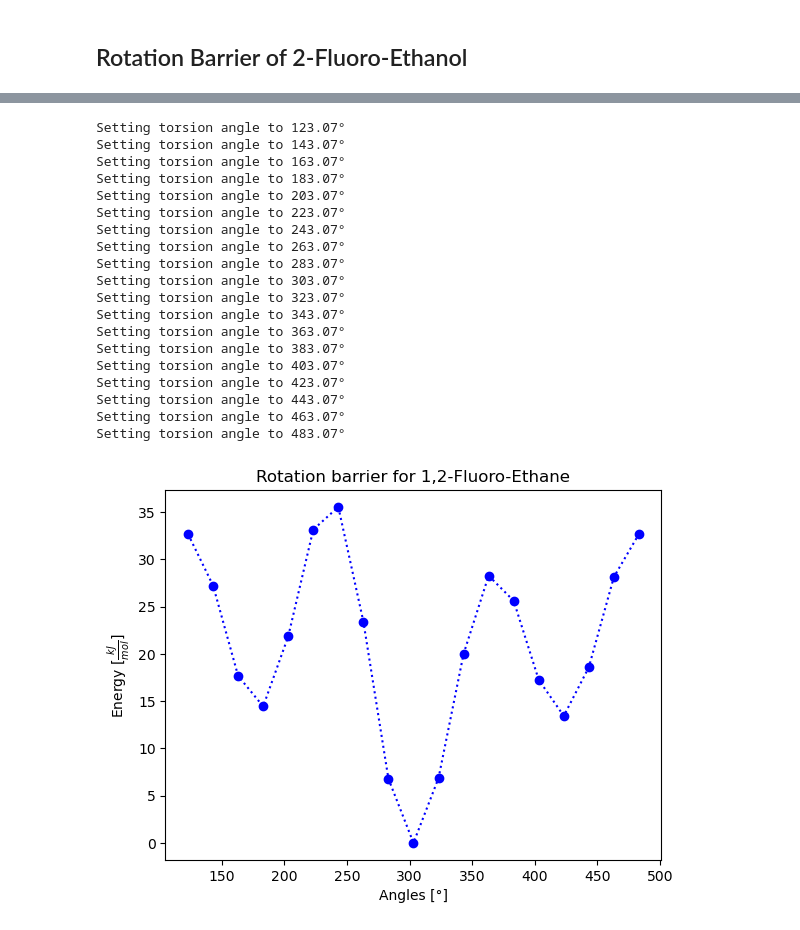
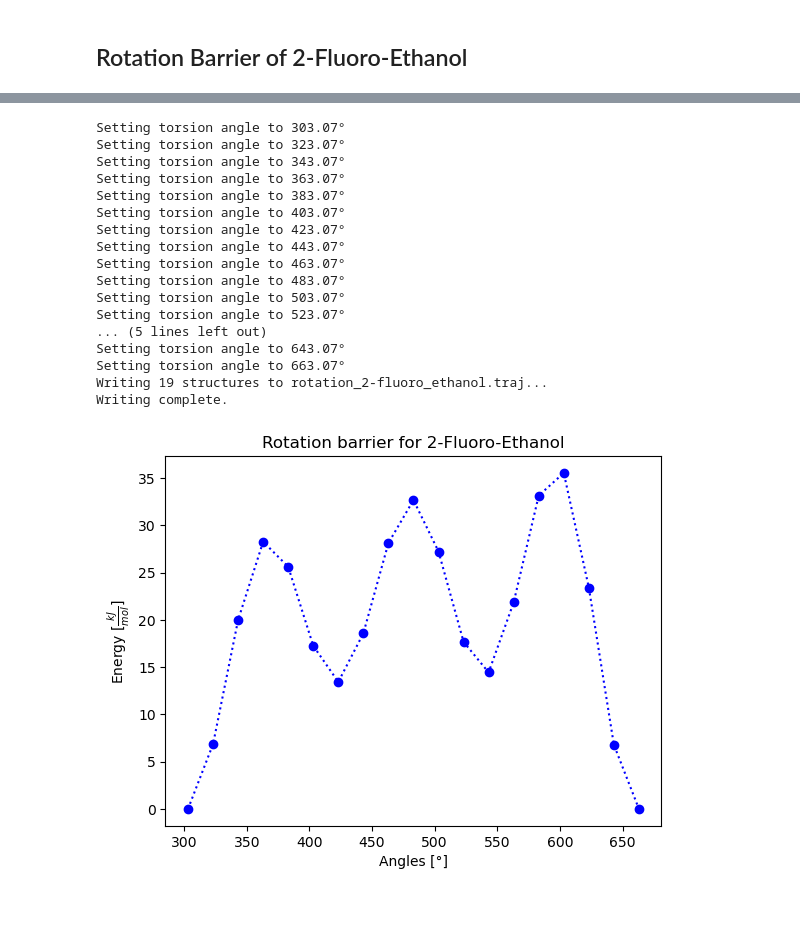
Before and after one commit to JulianBruegger996/Compchem, a Jupyter notebook: 3/day3_rotation_barrier.ipynb, the cells around one changed output, grey strips where cells are left out. Drawn from its saved outputs; the diff is of its cells as text; code cells hidden in the pictures.

Commit message:
different angles

```diff
--- a/3/day3_rotation_barrier.ipynb
+++ b/3/day3_rotation_barrier.ipynb
@@ -258,7 +258,7 @@ view(fluoro_ethanol, viewer="x3d")
 # %%
 fluoro_ethanol = read("optimized_2-fluoro-ethanol.xyz")
 
-angles = np.arange(-180, 181, 20)
+angles = np.arange(0, 361, 20)
 involved_atoms = (0, 6, 7)
 energies = np.empty(len(angles))
 positions = []
@@ -269,41 +269,39 @@ ini_angles = [fluoro_ethanol.get_dihedral(1, 2, 3, atom) for atom in involved_at
 for idx, a in enumerate(angles):
     print(f"Setting torsion angle to {round(ini_angles[2]+a,2)}°")
     for i, atom in enumerate(involved_atoms):
         fluoro_ethanol.set_dihedral(1, 2, 3, atom, ini_angles[i] + a)
     energies[idx] = fluoro_ethanol.get_potential_energy()
     positions.append(fluoro_ethanol.get_positions())
 write_xyz_traj("rotation_2-fluoro_ethanol.traj", positions, fluoro_ethanol.get_chemical_symbols())
 
 # Conversion
 energies *= mol/kJ
 energies -= min(energies)
 corrected_angles = [a + ini_angles[2] for a in angles]
 
 # Plotting
 plt.plot(corrected_angles, energies, marker='o', linestyle=':', color='b')
 
 plt.xlabel('Angles [°]')
 plt.ylabel(r'Energy [$\frac{kJ}{mol}$]')
-plt.title('Rotation barrier for 1,2-Fluoro-Ethane')
+plt.title('Rotation barrier for 2-Fluoro-Ethanol')
 plt.show()
 # %% [output]
-Setting torsion angle to 123.07°
-Setting torsion angle to 143.07°
-Setting torsion angle to 163.07°
-Setting torsion angle to 183.07°
-Setting torsion angle to 203.07°
-Setting torsion angle to 223.07°
-Setting torsion angle to 243.07°
-Setting torsion angle to 263.07°
-Setting torsion angle to 283.07°
 Setting torsion angle to 303.07°
 Setting torsion angle to 323.07°
 Setting torsion angle to 343.07°
 Setting torsion angle to 363.07°
 Setting torsion angle to 383.07°
 Setting torsion angle to 403.07°
 Setting torsion angle to 423.07°
 Setting torsion angle to 443.07°
 Setting torsion angle to 463.07°
 Setting torsion angle to 483.07°
+Setting torsion angle to 503.07°
+Setting torsion angle to 523.07°
+... (5 lines left out)
+Setting torsion angle to 643.07°
+Setting torsion angle to 663.07°
+Writing 19 structures to rotation_2-fluoro_ethanol.traj...
+Writing complete.
-[figure, old version]
+[figure, new version]
```
Also changed, not shown: 1 other file.
